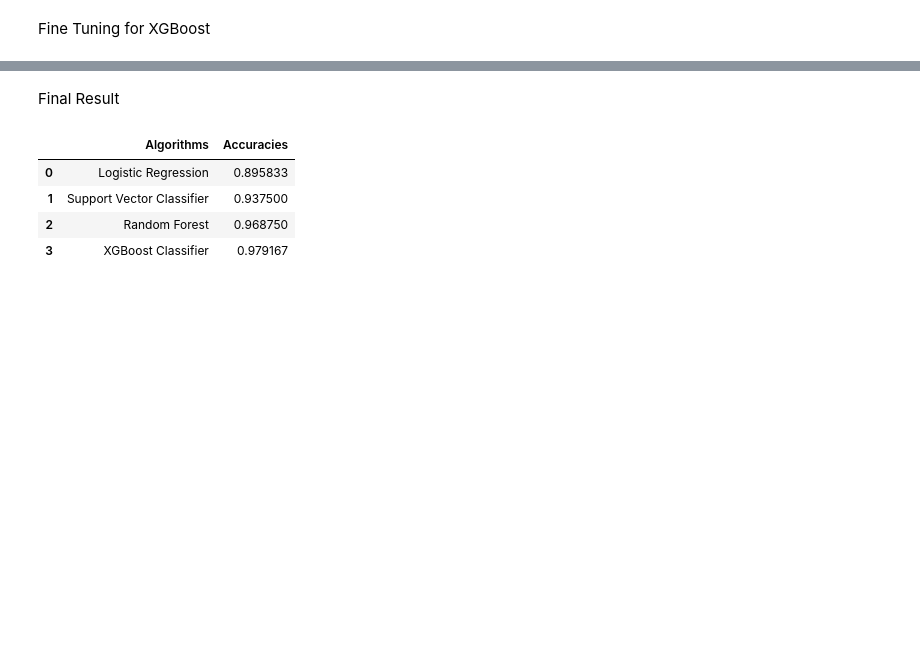
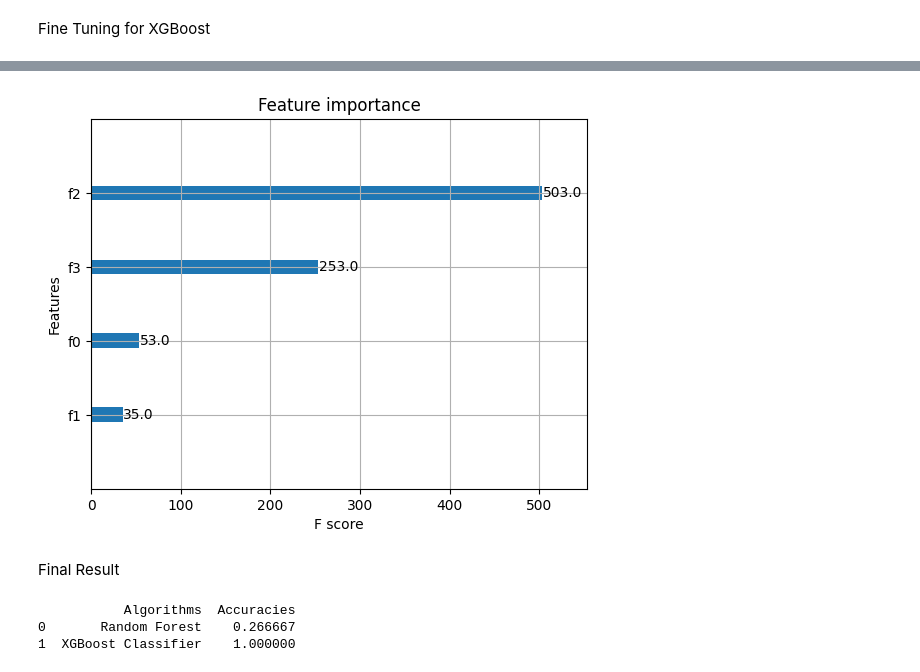
Before and after one commit to cheetah-aa/Machine-learning-project, a Jupyter notebook: lung_cancer_prediction.ipynb, the cells around one changed output, grey strips where cells are left out. Saved outputs shown, nothing was run; the diff lists cells and outputs as text; code cells hidden in the pictures; blank space fills up the shorter version.

```diff
--- a/lung_cancer_prediction.ipynb
+++ b/lung_cancer_prediction.ipynb
@@ -492,16 +552,36 @@ plt.show()
+# %%
+import matplotlib.pyplot as plt
+
+xgb_model = best_model.named_steps['xgb']
+xgb.plot_importance(xgb_model)
+plt.show()
+# %% [output]
+[figure, added]
 # %% [markdown]
 Final Result
-# %%
-algorithms = ['Logistic Regression', 'Random Forest', 'XGBoost Classifier']
-accuracies = [log_reg_accuracy, rf_accuracy, xgboost_accuracy]
-
-results_df = pd.DataFrame({'Algorithms': algorithms, 'Accuracies': accuracies})
-
-
-results_df
-# %% [output]
-|  | Algorithms | Accuracies |
-| 0 | Logistic Regression | 0.895833 |
-| 1 | Support Vector Classifier | 0.937500 |
-| 2 | Random Forest | 0.968750 |
-| 3 | XGBoost Classifier | 0.979167 |
+# %%
+from sklearn.ensemble import RandomForestClassifier
+from sklearn.metrics import accuracy_score
+
+# Assuming X_train, X_test, y_train_binary, y_test exist and are preprocessed as needed
+# Random Forest
+rf = RandomForestClassifier()
+rf.fit(X_train, y_train_binary)
+rf_pred = rf.predict(X_test)
+rf_accuracy = accuracy_score(y_test, rf_pred)
+
+# XGBoost (assuming best_model is your final pipeline)
+xgboost_pred = best_model.predict(X_test)
+xgboost_accuracy = accuracy_score(y_test, xgboost_pred)
+
+# Create summary table
+algorithms = ['Random Forest', 'XGBoost Classifier']
+accuracies = [rf_accuracy, xgboost_accuracy]
+
+results_df = pd.DataFrame({'Algorithms': algorithms, 'Accuracies': accuracies})
+
+print(results_df)
+# %% [output]
+           Algorithms  Accuracies
+0       Random Forest    0.266667
+1  XGBoost Classifier    1.000000
```
Also changed, not shown: parts of 15 cells of this notebook.
